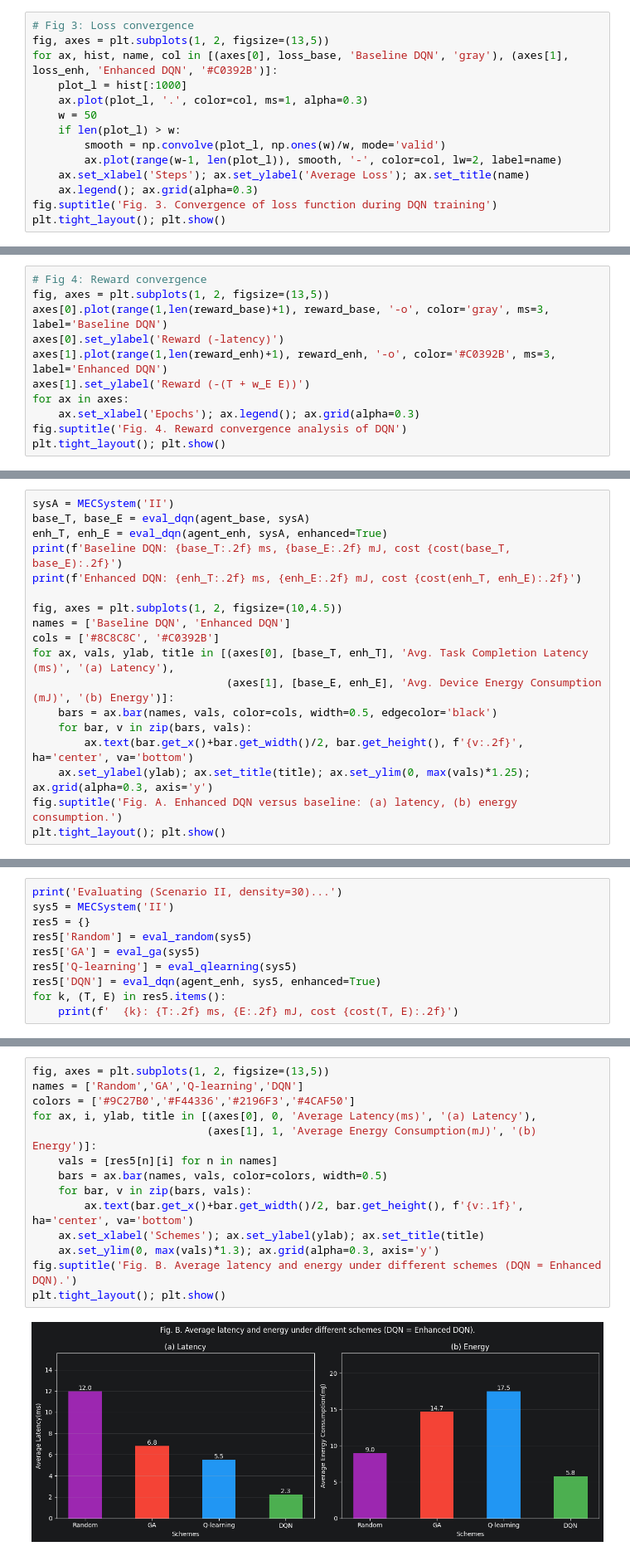
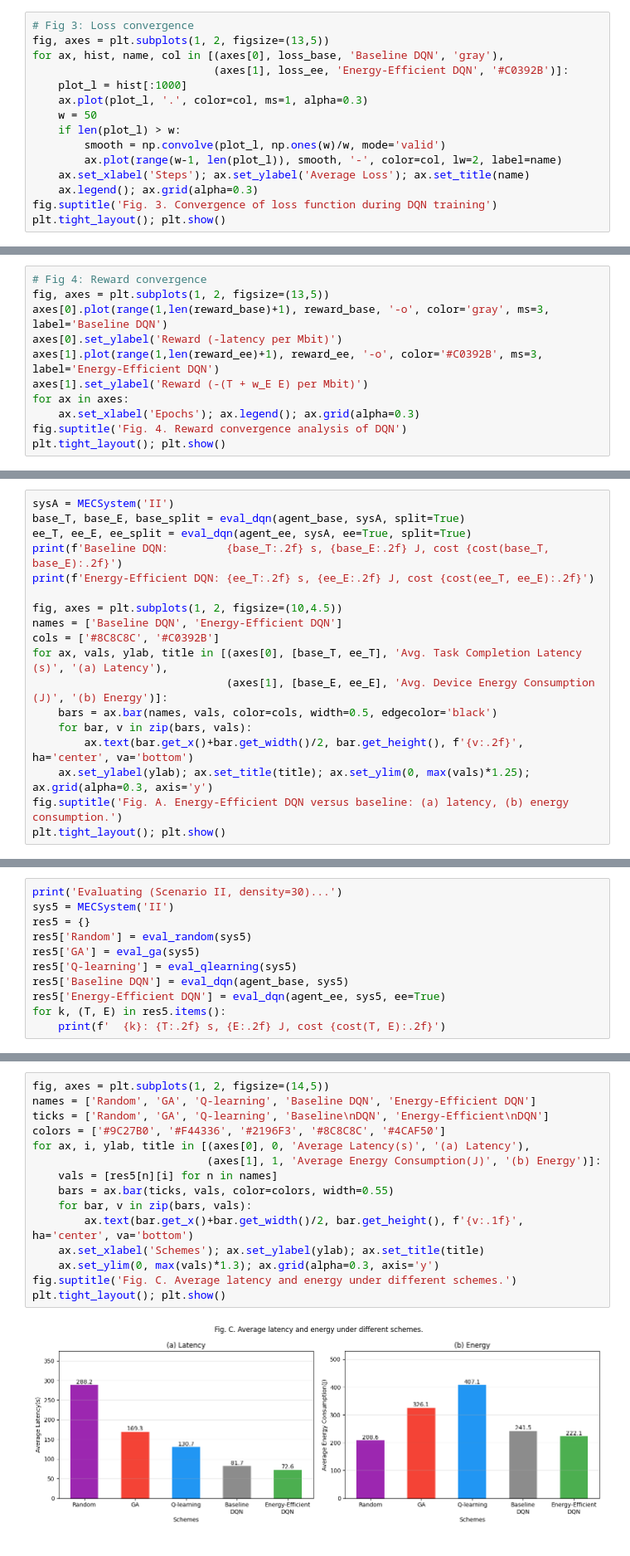
Before and after one commit to Fajobs/DRL--Task-offloading, a Jupyter notebook: drl_task_offloading_energy.ipynb, the cells around one changed output, grey strips where cells are left out. Shown at 83% size. Drawn from its saved outputs; the diff is of its cells as text.

```diff
--- a/drl_task_offloading_energy.ipynb
+++ b/drl_task_offloading_energy.ipynb
@@ -294,7 +333,8 @@ Epoch 100/100 | AvgCost(T+wE*E): 3.23 | Eps: 0.010
 # %%
 # Fig 3: Loss convergence
 fig, axes = plt.subplots(1, 2, figsize=(13,5))
-for ax, hist, name, col in [(axes[0], loss_base, 'Baseline DQN', 'gray'), (axes[1], loss_enh, 'Enhanced DQN', '#C0392B')]:
+for ax, hist, name, col in [(axes[0], loss_base, 'Baseline DQN', 'gray'),
+                            (axes[1], loss_ee, 'Energy-Efficient DQN', '#C0392B')]:
     plot_l = hist[:1000]
     ax.plot(plot_l, '.', color=col, ms=1, alpha=0.3)
     w = 50
@@ -311,9 +351,9 @@ plt.tight_layout(); plt.show()
 # Fig 4: Reward convergence
 fig, axes = plt.subplots(1, 2, figsize=(13,5))
 axes[0].plot(range(1,len(reward_base)+1), reward_base, '-o', color='gray', ms=3, label='Baseline DQN')
-axes[0].set_ylabel('Reward (-latency)')
-axes[1].plot(range(1,len(reward_enh)+1), reward_enh, '-o', color='#C0392B', ms=3, label='Enhanced DQN')
-axes[1].set_ylabel('Reward (-(T + w_E E))')
+axes[0].set_ylabel('Reward (-latency per Mbit)')
+axes[1].plot(range(1,len(reward_ee)+1), reward_ee, '-o', color='#C0392B', ms=3, label='Energy-Efficient DQN')
+axes[1].set_ylabel('Reward (-(T + w_E E) per Mbit)')
 for ax in axes:
     ax.set_xlabel('Epochs'); ax.legend(); ax.grid(alpha=0.3)
 fig.suptitle('Fig. 4. Reward convergence analysis of DQN')
@@ -417,19 +451,19 @@ Baselines ready.
 # %%
 sysA = MECSystem('II')
-base_T, base_E = eval_dqn(agent_base, sysA)
-enh_T, enh_E = eval_dqn(agent_enh, sysA, enhanced=True)
-print(f'Baseline DQN: {base_T:.2f} ms, {base_E:.2f} mJ, cost {cost(base_T, base_E):.2f}')
-print(f'Enhanced DQN: {enh_T:.2f} ms, {enh_E:.2f} mJ, cost {cost(enh_T, enh_E):.2f}')
+base_T, base_E, base_split = eval_dqn(agent_base, sysA, split=True)
+ee_T, ee_E, ee_split = eval_dqn(agent_ee, sysA, ee=True, split=True)
+print(f'Baseline DQN:         {base_T:.2f} s, {base_E:.2f} J, cost {cost(base_T, base_E):.2f}')
+print(f'Energy-Efficient DQN: {ee_T:.2f} s, {ee_E:.2f} J, cost {cost(ee_T, ee_E):.2f}')
 
 fig, axes = plt.subplots(1, 2, figsize=(10,4.5))
-names = ['Baseline DQN', 'Enhanced DQN']
+names = ['Baseline DQN', 'Energy-Efficient DQN']
 cols = ['#8C8C8C', '#C0392B']
-for ax, vals, ylab, title in [(axes[0], [base_T, enh_T], 'Avg. Task Completion Latency (ms)', '(a) Latency'),
-                              (axes[1], [base_E, enh_E], 'Avg. Device Energy Consumption (mJ)', '(b) Energy')]:
+for ax, vals, ylab, title in [(axes[0], [base_T, ee_T], 'Avg. Task Completion Latency (s)', '(a) Latency'),
+                              (axes[1], [base_E, ee_E], 'Avg. Device Energy Consumption (J)', '(b) Energy')]:
     bars = ax.bar(names, vals, color=cols, width=0.5, edgecolor='black')
     for bar, v in zip(bars, vals):
         ax.text(bar.get_x()+bar.get_width()/2, bar.get_height(), f'{v:.2f}', ha='center', va='bottom')
     ax.set_ylabel(ylab); ax.set_title(title); ax.set_ylim(0, max(vals)*1.25); ax.grid(alpha=0.3, axis='y')
-fig.suptitle('Fig. A. Enhanced DQN versus baseline: (a) latency, (b) energy consumption.')
+fig.suptitle('Fig. A. Energy-Efficient DQN versus baseline: (a) latency, (b) energy consumption.')
 plt.tight_layout(); plt.show()
 # %% [output]
@@ -445,8 +507,9 @@ res5 = {}
 res5['Random'] = eval_random(sys5)
 res5['GA'] = eval_ga(sys5)
 res5['Q-learning'] = eval_qlearning(sys5)
-res5['DQN'] = eval_dqn(agent_enh, sys5, enhanced=True)
+res5['Baseline DQN'] = eval_dqn(agent_base, sys5)
+res5['Energy-Efficient DQN'] = eval_dqn(agent_ee, sys5, ee=True)
 for k, (T, E) in res5.items():
-    print(f'  {k}: {T:.2f} ms, {E:.2f} mJ, cost {cost(T, E):.2f}')
+    print(f'  {k}: {T:.2f} s, {E:.2f} J, cost {cost(T, E):.2f}')
 # %% [output]
 Evaluating (Scenario II, density=30)...
@@ -457,17 +521,18 @@ Evaluating (Scenario II, density=30)...
 # %%
-fig, axes = plt.subplots(1, 2, figsize=(13,5))
-names = ['Random','GA','Q-learning','DQN']
-colors = ['#9C27B0','#F44336','#2196F3','#4CAF50']
-for ax, i, ylab, title in [(axes[0], 0, 'Average Latency(ms)', '(a) Latency'),
-                           (axes[1], 1, 'Average Energy Consumption(mJ)', '(b) Energy')]:
+fig, axes = plt.subplots(1, 2, figsize=(14,5))
+names = ['Random', 'GA', 'Q-learning', 'Baseline DQN', 'Energy-Efficient DQN']
+ticks = ['Random', 'GA', 'Q-learning', 'Baseline\nDQN', 'Energy-Efficient\nDQN']
+colors = ['#9C27B0', '#F44336', '#2196F3', '#8C8C8C', '#4CAF50']
+for ax, i, ylab, title in [(axes[0], 0, 'Average Latency(s)', '(a) Latency'),
+                           (axes[1], 1, 'Average Energy Consumption(J)', '(b) Energy')]:
     vals = [res5[n][i] for n in names]
-    bars = ax.bar(names, vals, color=colors, width=0.5)
+    bars = ax.bar(ticks, vals, color=colors, width=0.55)
     for bar, v in zip(bars, vals):
         ax.text(bar.get_x()+bar.get_width()/2, bar.get_height(), f'{v:.1f}', ha='center', va='bottom')
     ax.set_xlabel('Schemes'); ax.set_ylabel(ylab); ax.set_title(title)
     ax.set_ylim(0, max(vals)*1.3); ax.grid(alpha=0.3, axis='y')
-fig.suptitle('Fig. B. Average latency and energy under different schemes (DQN = Enhanced DQN).')
+fig.suptitle('Fig. C. Average latency and energy under different schemes.')
 plt.tight_layout(); plt.show()
 # %% [output]
-[figure, old version]
+[figure, new version]
 # %% [markdown]
```
Also changed, not shown: parts of 27 cells of this notebook.
